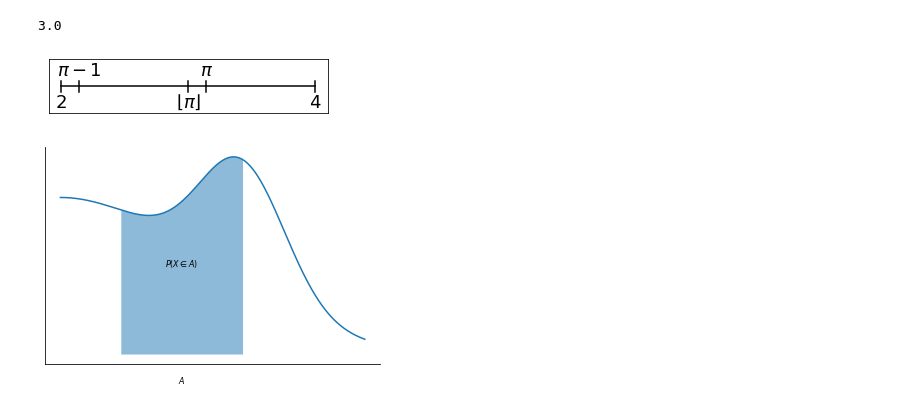
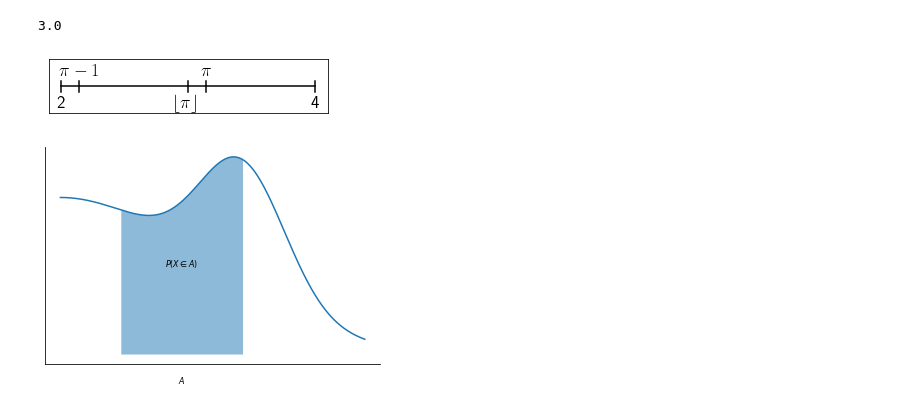
Before and after one commit to dariomalchiodi/sds, a Jupyter notebook: sds/notebooks.ipynb, the cells around one changed output. Cells and saved outputs as stored; diff of their text form; code cells hidden in the pictures.

Commit message:
modified custom CSS and added support for latex fonts in matplotlib graphs

```diff
--- a/sds/notebooks.ipynb
+++ b/sds/notebooks.ipynb
@@ -326,25 +326,31 @@ np.floor(x)
 # %% [output]
 3.0
 # %%
+import matplotlib.pyplot as plt
+import numpy as np
+
+plt.rcParams.update({
+    "text.usetex": True,})
+
 fig = plt.figure(figsize=(5, 1))
 
 plt.plot([2, 4], [0, 0], 'k')
 
 plt.xticks([])
 plt.yticks([])
 
 s  = -1
 spacing = {-1: -.4, 1: .2}
 for x, l in zip([2, np.pi - 1, np.floor(np.pi), np.pi, 4],
                 ['2', r'$\pi - 1$', r'$\lfloor \pi \rfloor$', r'$\pi$', '4']):
     plt.plot([x] * 2, [-.1, .1], 'k')
     plt.text(x, spacing[s], l, ha='center', fontsize=18)
     s *= -1
 
 plt.ylim([-.5, .5])
 plt.show()
 # %% [output]
-[figure, old version]
+[figure, new version]
 # %%
 import matplotlib.pyplot as plt
 import numpy as np
```
Also changed, not shown: parts of 5 cells of this notebook, 6 other files.
